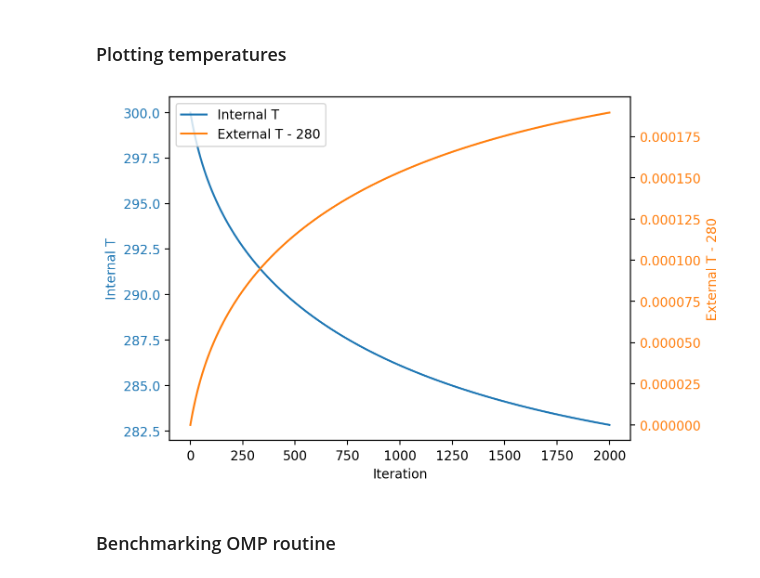
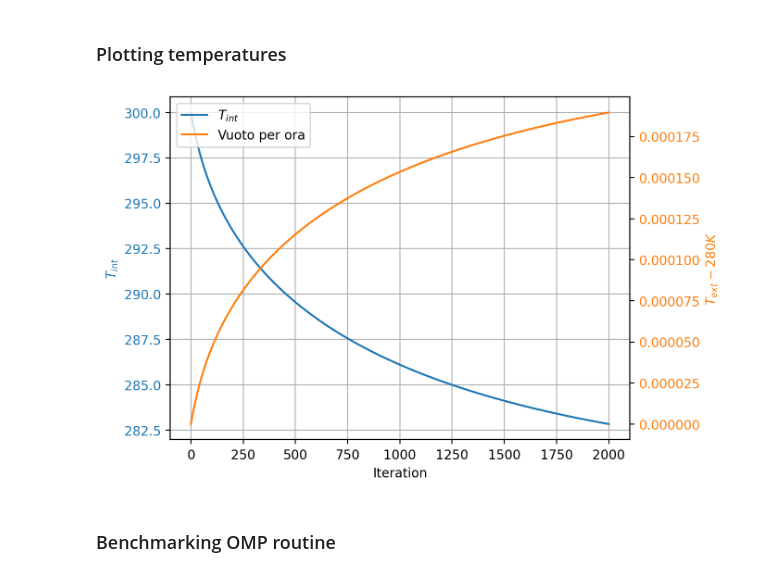
Before and after one commit to RaffaeleSabatini/Thermal-diffusion-simulation, a Jupyter notebook: plots.ipynb, the cells around one changed output. Drawn from its saved outputs; the diff is of its cells as text; code cells hidden in the pictures.

```diff
--- a/plots.ipynb
+++ b/plots.ipynb
@@ -50,38 +50,39 @@ plt.tight_layout()
 # %%
 cuda_file = glb.glob("cuda*")[0]
 # Crea la figura e il primo asse (sinistra)
 fig, ax1 = plt.subplots(dpi=200)
 
 # Primo plot sull'asse sinistro
 line1 = ax1.plot(
-    data["iteration"], data["internal-T"], color="tab:blue", label="Internal T"
+    data["iteration"], data["internal-T"], color="tab:blue", label=r"$T_{int}$"
 )
 ax1.set_xlabel("Iteration")
-ax1.set_ylabel("Internal T", color="tab:blue")
+ax1.set_ylabel(r"$T_{int}$", color="tab:blue")
 ax1.tick_params(axis="y", labelcolor="tab:blue")
 
 # Crea il secondo asse che condivide l'asse x (destra)
 ax2 = ax1.twinx()
 
 # Secondo plot sull'asse destro
 T = 280
 line2 = ax2.plot(
     data["iteration"],
     data["external-T"] - T,
     color="tab:orange",
-    label=f"External T - {T}",
+    label="Vuoto per ora",
 )
-ax2.set_ylabel("External T - 280", color="tab:orange")
+ax2.set_ylabel(r"$T_{ext}-280K$", color="tab:orange")
 ax2.tick_params(axis="y", labelcolor="tab:orange")
 
 # Legenda unica che unisce entrambe le curve
 lines = line1 + line2
 labels = [l.get_label() for l in lines]
 ax1.legend(lines, labels, loc="upper left")
+ax1.grid(True)
 
 plt.show()
 # %% [output]
-[figure, old version]
+[figure, new version]
 # %% [markdown]
 ### Benchmarking OMP routine
 # %%
```
Also changed, not shown: parts of 1 cell of this notebook, 1 other file.
